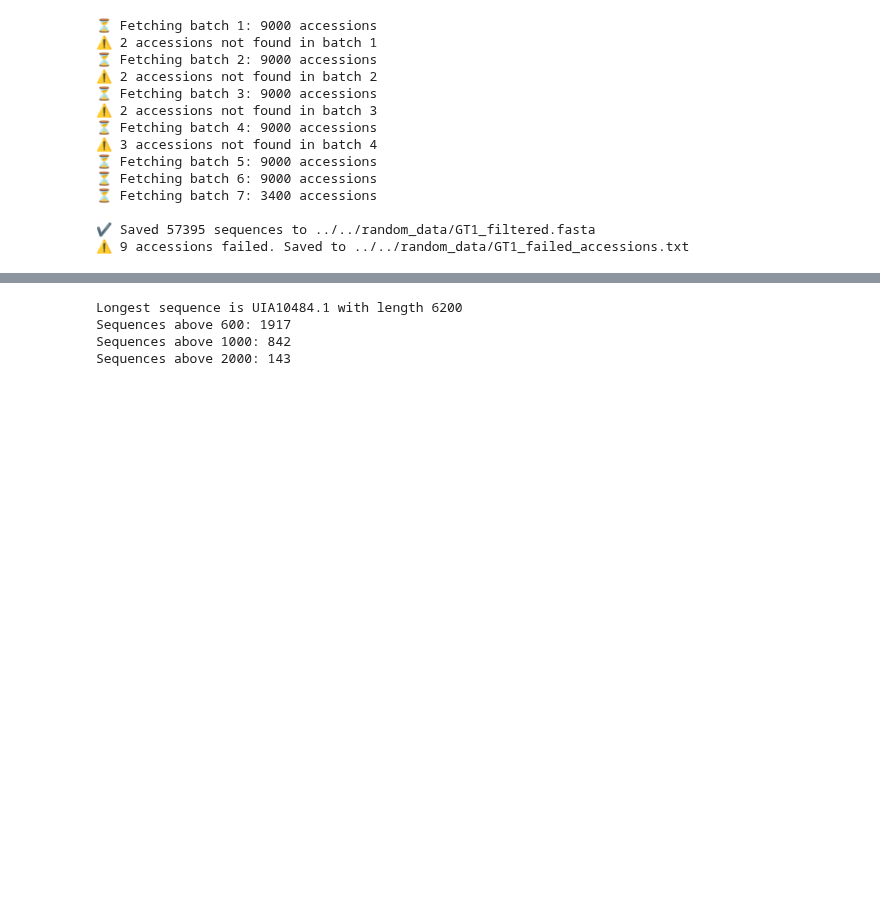
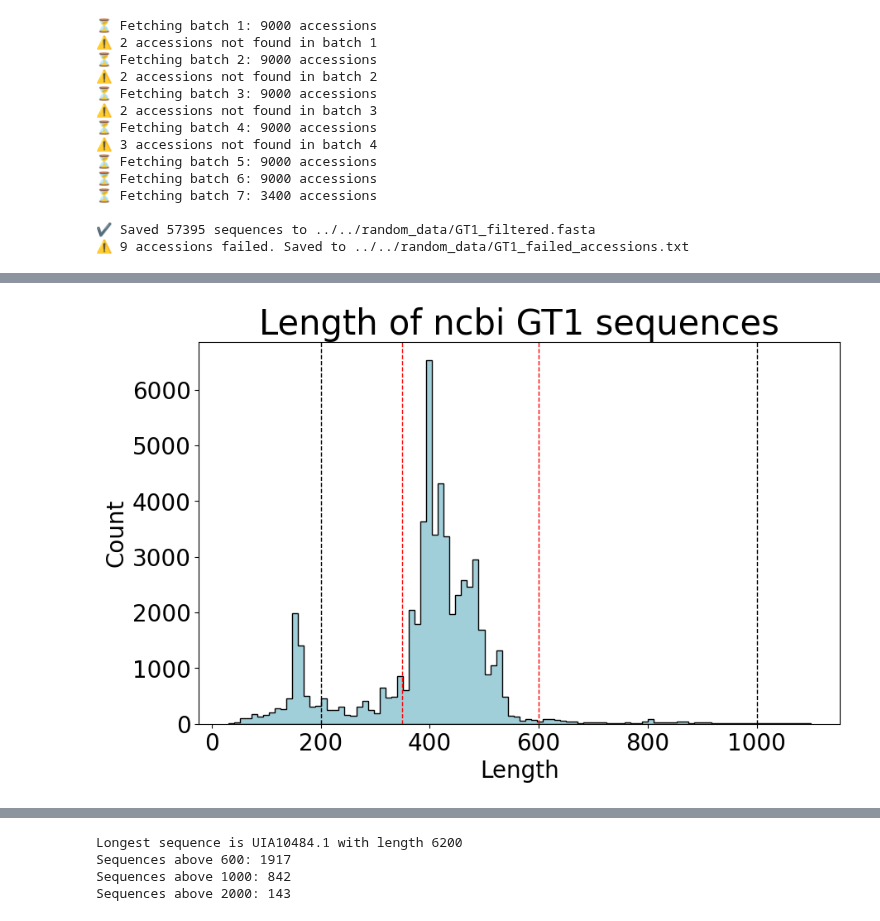
Before and after one commit to daha-la/VAE-enzymes, a Jupyter notebook: vae_notebooks/notebooks/GT1_MSAcreation.ipynb, the cells around one changed output, grey strips where cells are left out. Drawn from its saved outputs; the diff is of its cells as text; code cells hidden in the pictures; blank space fills up the shorter version.

```diff
--- a/vae_notebooks/notebooks/GT1_MSAcreation.ipynb
+++ b/vae_notebooks/notebooks/GT1_MSAcreation.ipynb
@@ -125,0 +289,14 @@ plt.hist(GT1_fastas_len)
+# %%
+fig, ax = plt.subplots(figsize=(10, 6))
+plt.hist(GT1_fastas_len[GT1_fastas_len<1100], bins=100, label='GT1',histtype='stepfilled', color='#A0CED9',edgecolor='black')
+ax.axvline(200, color='k', linestyle='dashed', linewidth=1)
+ax.axvline(350, color='r', linestyle='dashed', linewidth=1)
+plt.axvline(600, color='r', linestyle='dashed', linewidth=1)
+plt.axvline(1000, color='k', linestyle='dashed', linewidth=1)
+
+plt.title("Length of ncbi GT1 sequences", fontsize=30)
+plt.xlabel("Length", fontsize=20)
+plt.ylabel("Count", fontsize=20)
+ax.tick_params(axis='both', which='major', labelsize=20)
+# %% [output]
+[figure, added]
```
Also changed, not shown: parts of 28 cells of this notebook, 2 other files.
